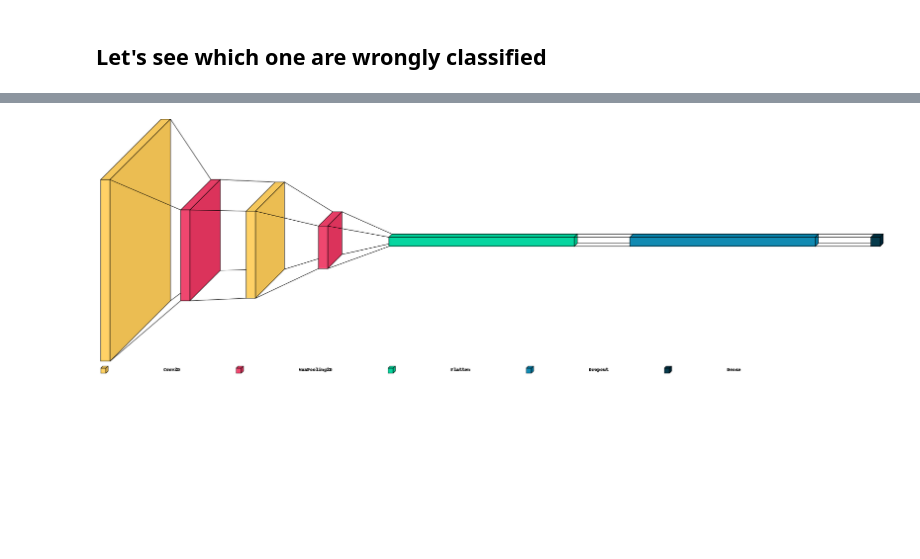
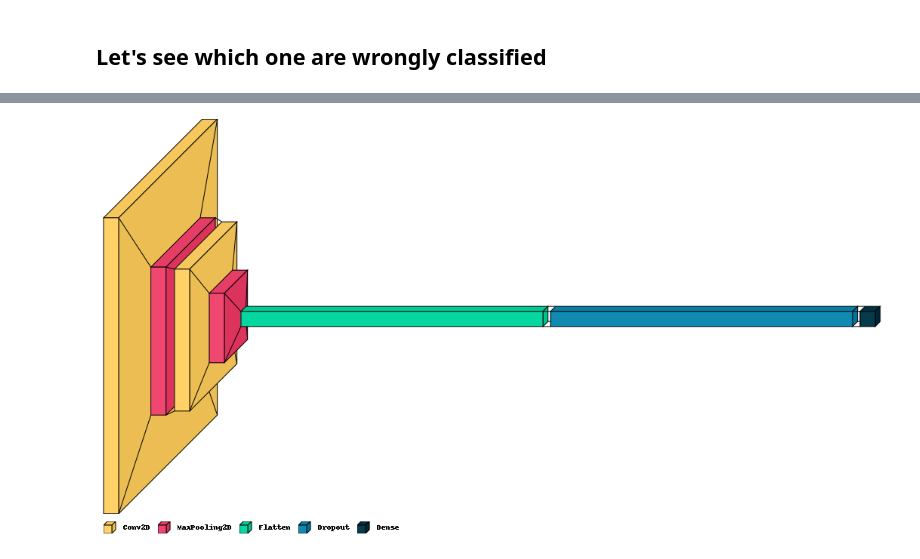
Before and after one commit to andreacutrera/comics_faces_recognizer, a Jupyter notebook: preprocessing_data.ipynb, the cells around one changed output, grey strips where cells are left out. Saved outputs shown, nothing was run; the diff lists cells and outputs as text; code cells hidden in the pictures; blank space fills up the shorter version.

```diff
--- a/preprocessing_data.ipynb
+++ b/preprocessing_data.ipynb
@@ -1354,7 +1392,7 @@ Non-trainable params: 0
 _________________________________________________________________
 # %%
 BATCH_SIZE = 128
-epochs = 10
+epochs = 15
 
 model_8.compile(loss="categorical_crossentropy", optimizer="adam", metrics=["accuracy"])
 
@@ -1530,4 +1600,4 @@ visualkeras.layered_view(model_8).show() # display using your system viewer
 # %%
-visualkeras.layered_view(model_8, to_file='output.png', legend=True, spacing=120) # write to disk
+visualkeras.layered_view(model_8, legend=True, spacing=10) # write to disk - to_file='output.png'
 # %% [output]
-[figure, old version]
+[figure, new version]
```
Also changed, not shown: parts of 62 cells of this notebook.
